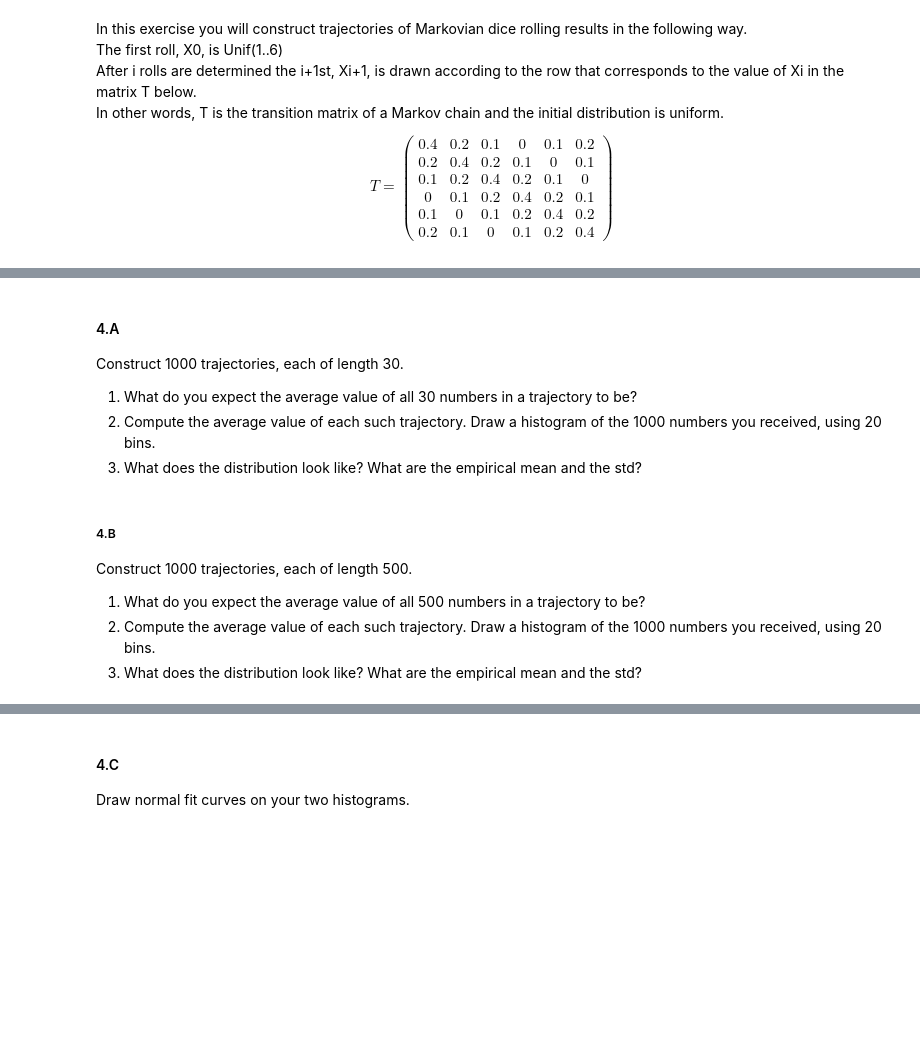
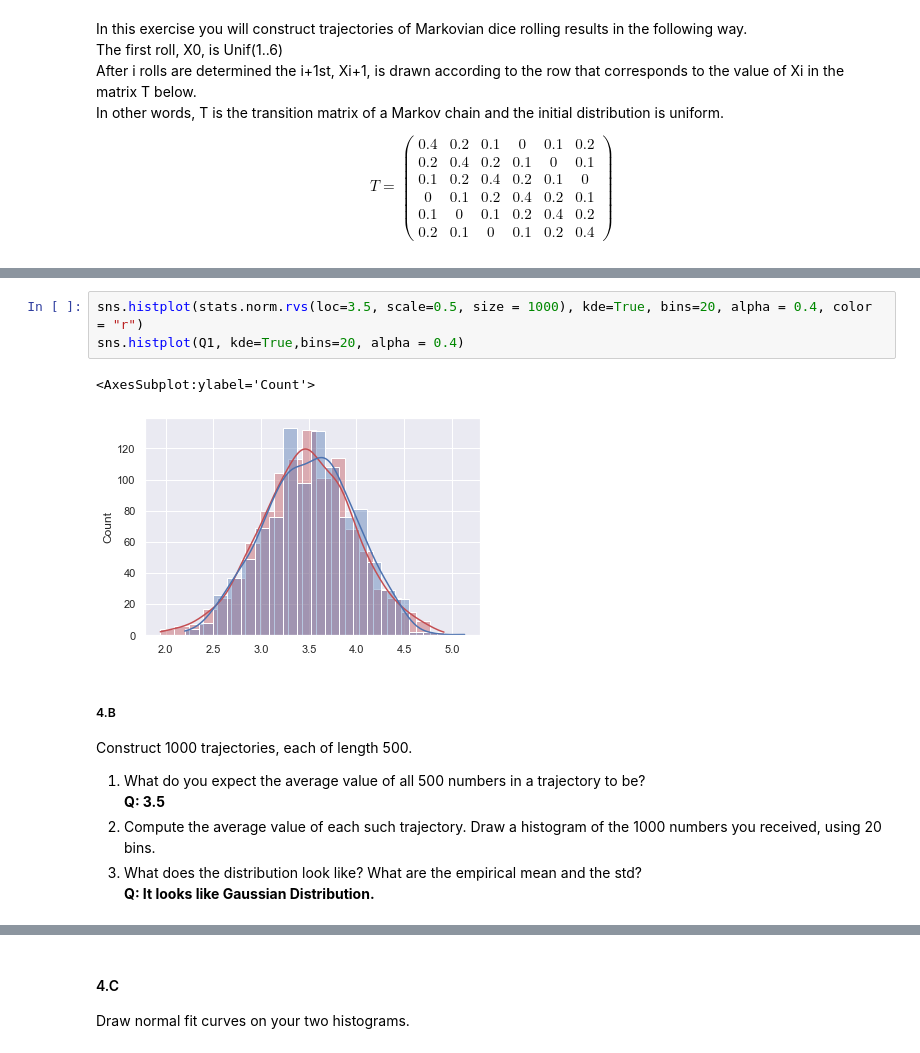
Before and after one commit to ronigold/Statistics_HW, a Jupyter notebook: HW3.ipynb, the cells around one changed output, grey strips where cells are left out. Cells and saved outputs as stored; diff of their text form; blank space fills up the shorter version.

```diff
--- a/HW3.ipynb
+++ b/HW3.ipynb
@@ -542,12 +641,14 @@ T =
+# %%
+sns.histplot(stats.norm.rvs(loc=3.5, scale=0.5, size = 1000), kde=True, bins=20, alpha = 0.4, color = "r")
+sns.histplot(Q1, kde=True,bins=20, alpha = 0.4)
+# %% [output]
+<AxesSubplot:ylabel='Count'>
+[figure, added]
 # %% [markdown]
-#### 4.A
-Construct 1000 trajectories, each of length 30.
-1. What do you expect the average value of all 30 numbers in a trajectory to be?
+##### 4.B
+Construct 1000 trajectories, each of length 500.
+1. What do you expect the average value of all 500 numbers in a trajectory to be?
+    **Q: 3.5**
 2. Compute the average value of each such trajectory. Draw a histogram of the 1000 numbers you received, using 20 bins.
 3. What does the distribution look like? What are the empirical mean and the std?
+    **Q: It looks like Gaussian Distribution.**
-# %% [markdown]
-##### 4.B
-Construct 1000 trajectories, each of length 500.
-1. What do you expect the average value of all 500 numbers in a trajectory to be?
-2. Compute the average value of each such trajectory. Draw a histogram of the 1000 numbers you received, using 20 bins.
-3. What does the distribution look like? What are the empirical mean and the std?
```
Also changed, not shown: parts of 17 cells of this notebook.
